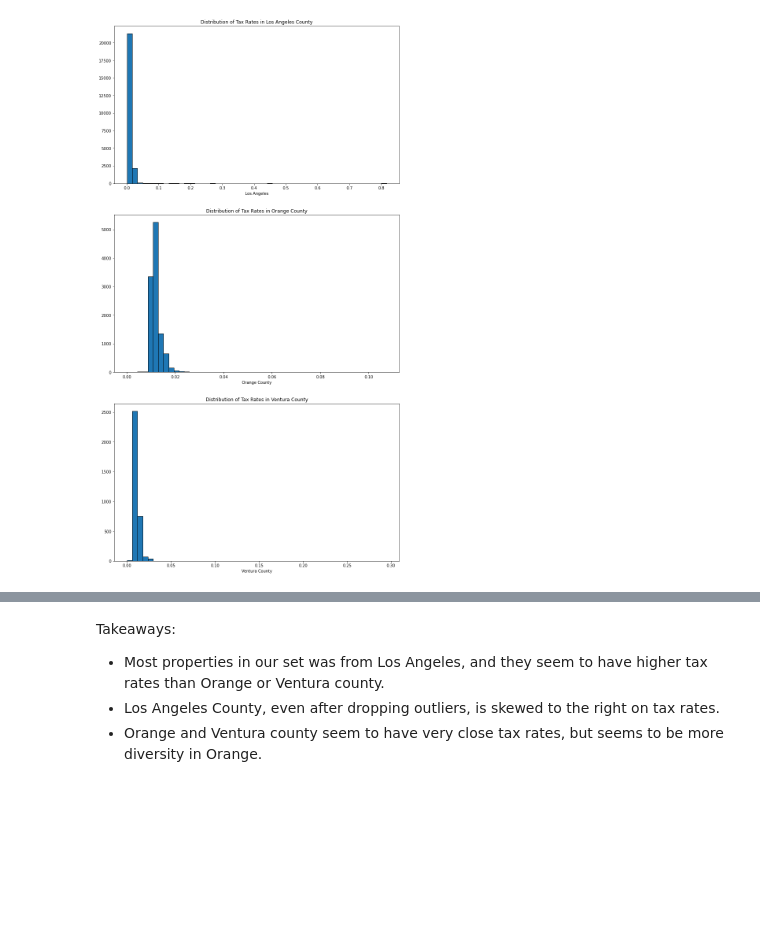
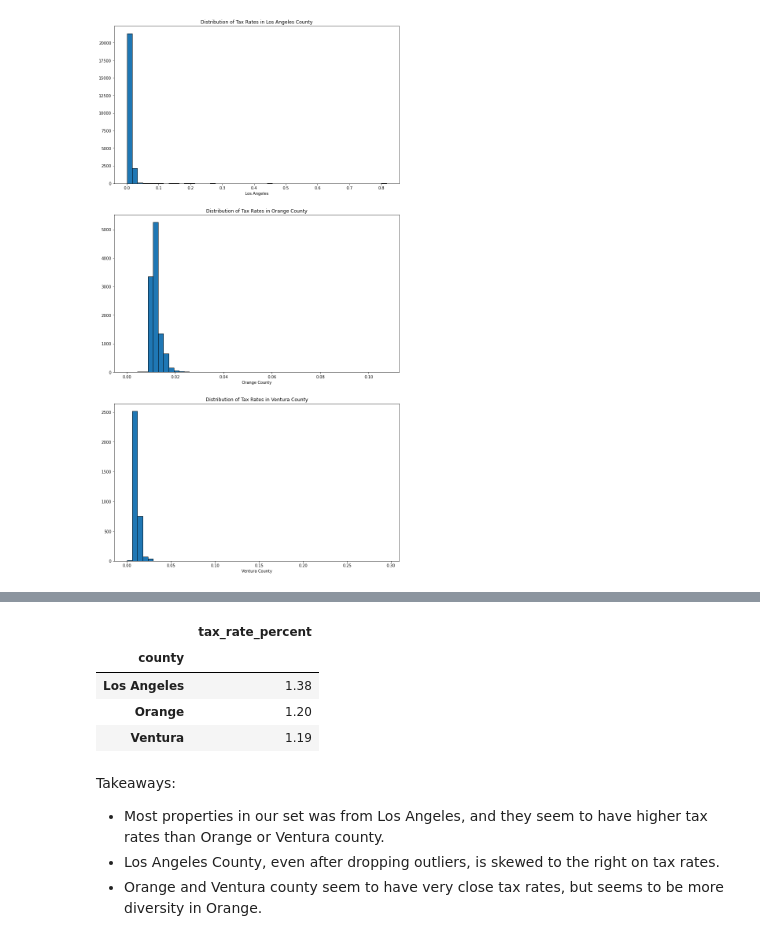
Before and after one commit to annah-vu/regression_project, a Jupyter notebook: zillow_final_notebook.ipynb, the cells around one changed output, grey strips where cells are left out. Cells and saved outputs as stored; diff of their text form; code cells hidden in the pictures; blank space fills up the shorter version.

```diff
--- a/zillow_final_notebook.ipynb
+++ b/zillow_final_notebook.ipynb
@@ -766,3 +781,12 @@ plt.show()
+# %%
+#here are the tax rates in percentages for each county
+county_mean_tax_rate
+# %% [output]
+|  | tax_rate_percent |
+| county |  |
+| Los Angeles | 1.38 |
+| Orange | 1.20 |
+| Ventura | 1.19 |
 # %% [markdown]
 Takeaways:
  - Most properties in our set was from Los Angeles, and they seem to have higher tax rates than Orange or Ventura county.
```
Also changed, not shown: parts of 5 cells of this notebook.
